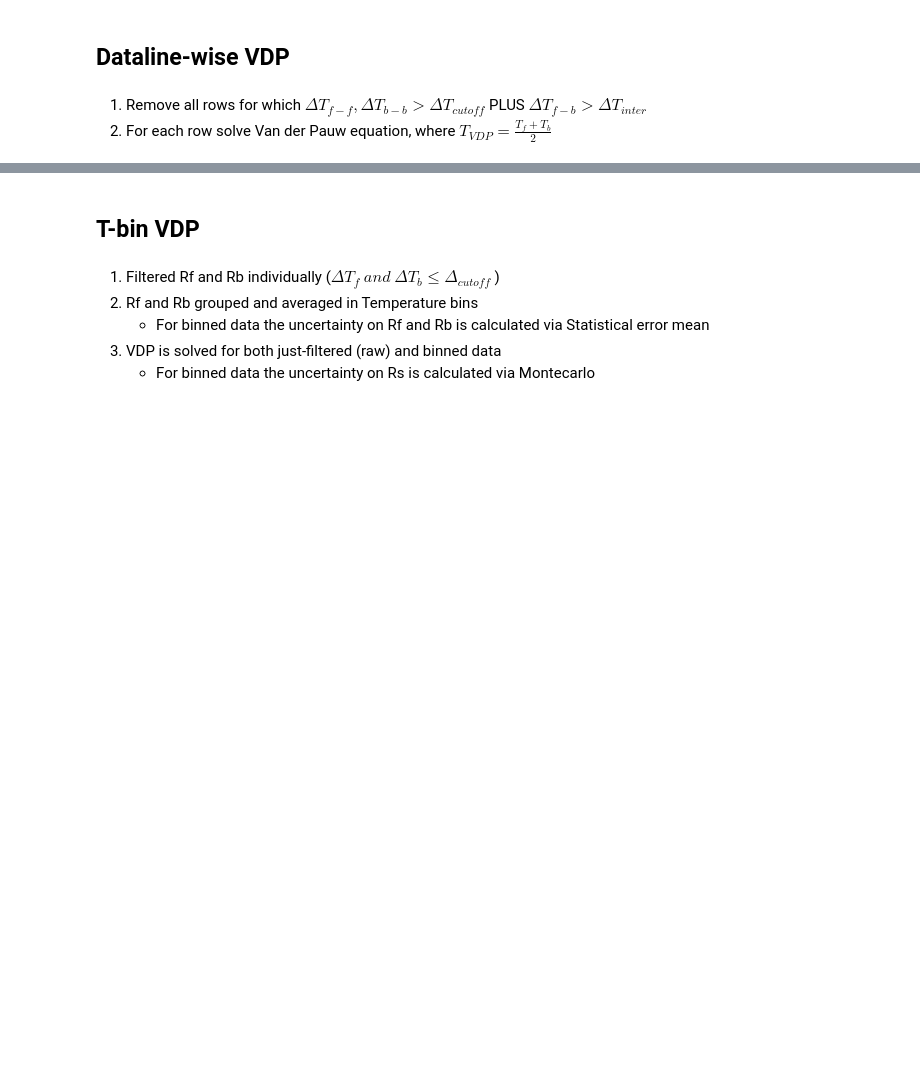
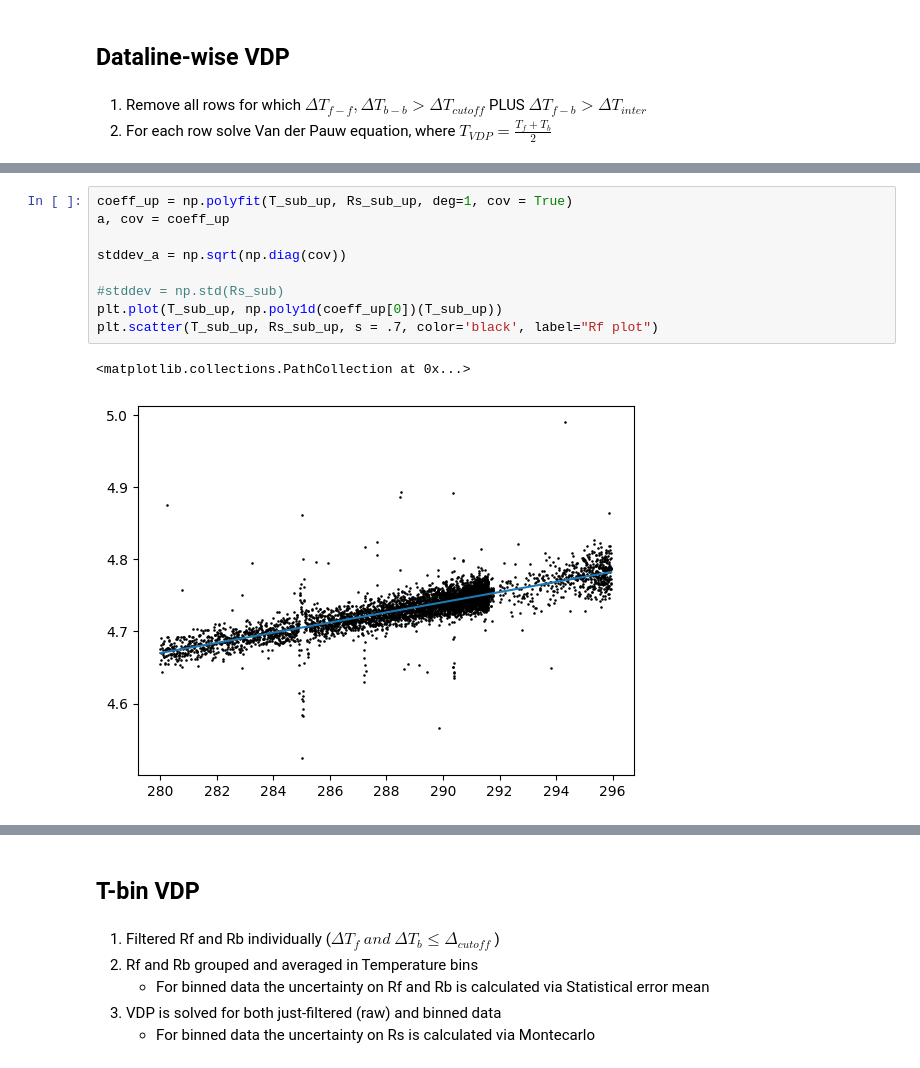
Before and after one commit to gamberoillecito/Nb-Characterization, a Jupyter notebook: R-vs-T/VdP.ipynb, the cells around one changed output, grey strips where cells are left out. Drawn from its saved outputs; the diff is of its cells as text; blank space fills up the shorter version.

```diff
--- a/R-vs-T/VdP.ipynb
+++ b/R-vs-T/VdP.ipynb
@@ -158,0 +213,12 @@ Text(0.5, 1.0, 'Sheet Resistance vs. Temperature')
+# %%
+coeff_up = np.polyfit(T_sub_up, Rs_sub_up, deg=1, cov = True)
+a, cov = coeff_up
+
+stddev_a = np.sqrt(np.diag(cov))
+
+#stddev = np.std(Rs_sub)
+plt.plot(T_sub_up, np.poly1d(coeff_up[0])(T_sub_up))
+plt.scatter(T_sub_up, Rs_sub_up, s = .7, color='black', label="Rf plot")
+# %% [output]
+<matplotlib.collections.PathCollection at 0x...>
+[figure, added]
```
Also changed, not shown: parts of 7 cells of this notebook.
